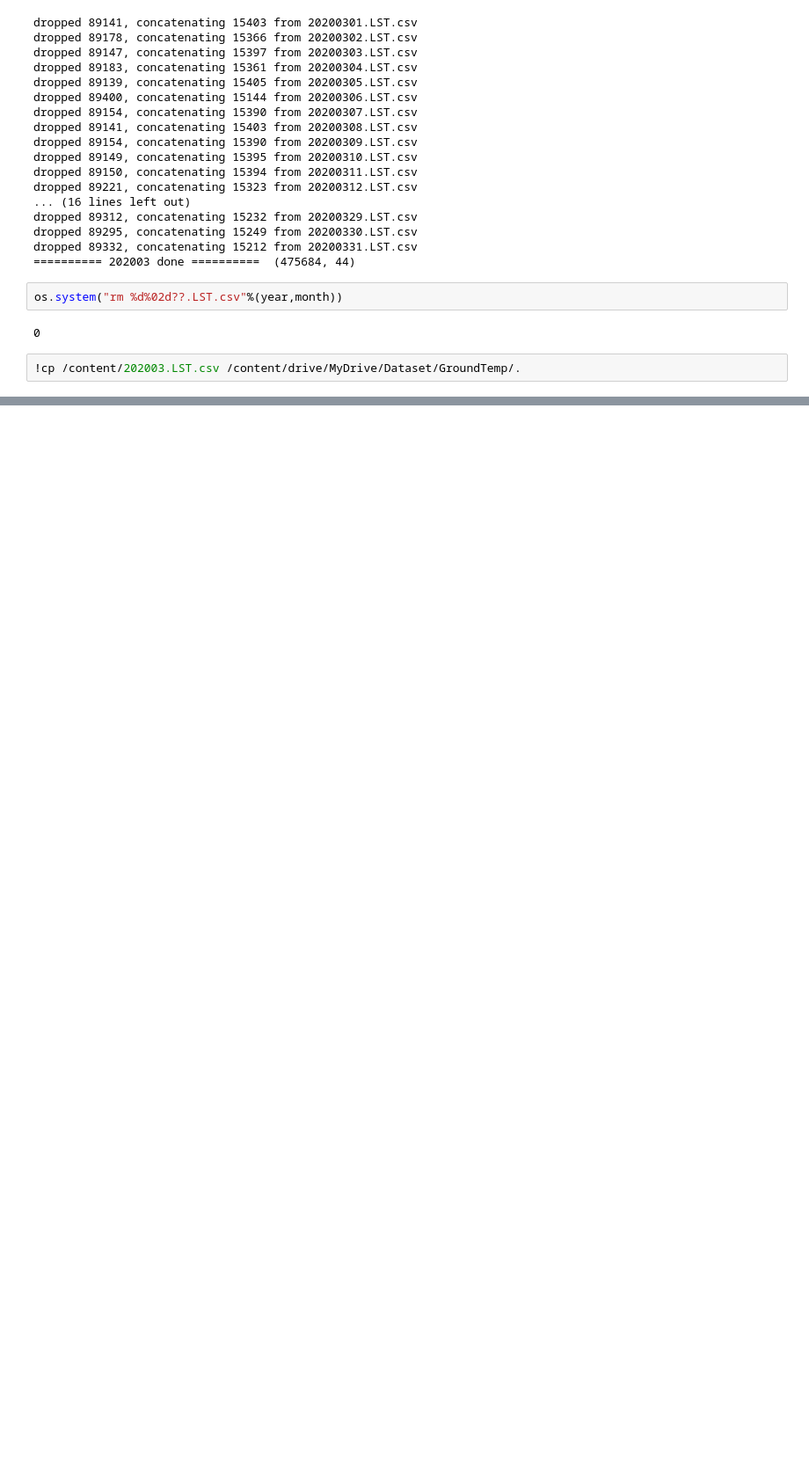
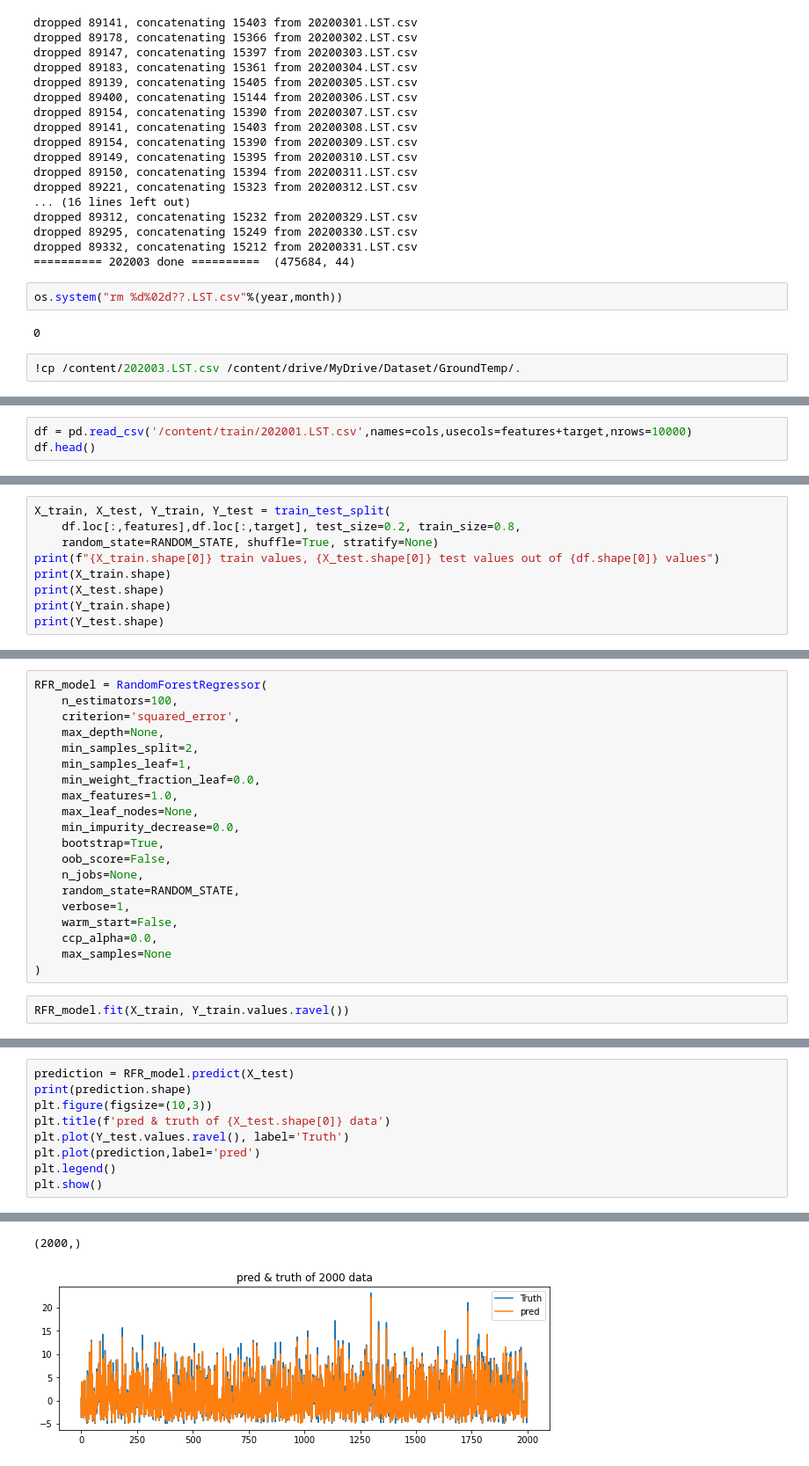
Before and after one commit to luanakwon/GroundTemperature, a Jupyter notebook: GroundTemp.ipynb, the cells around one changed output, grey strips where cells are left out. Shown: that part at 88% size. Cells and saved outputs as stored; diff of their text form; blank space fills up the shorter version.

Commit message:
RF regressor

```diff
--- a/GroundTemp.ipynb
+++ b/GroundTemp.ipynb
@@ -161,0 +184,3 @@ os.system("rm %d%02d??.LST.csv"%(year,month))
+# %%
+df = pd.read_csv('/content/train/202001.LST.csv',names=cols,usecols=features+target,nrows=10000)
+df.head()
@@ -161,0 +195,9 @@ os.system("rm %d%02d??.LST.csv"%(year,month))
+# %%
+X_train, X_test, Y_train, Y_test = train_test_split(
+    df.loc[:,features],df.loc[:,target], test_size=0.2, train_size=0.8,
+    random_state=RANDOM_STATE, shuffle=True, stratify=None)
+print(f"{X_train.shape[0]} train values, {X_test.shape[0]} test values out of {df.shape[0]} values")
+print(X_train.shape)
+print(X_test.shape)
+print(Y_train.shape)
+print(Y_test.shape)
@@ -161,0 +210,22 @@ os.system("rm %d%02d??.LST.csv"%(year,month))
+# %%
+RFR_model = RandomForestRegressor(
+    n_estimators=100,
+    criterion='squared_error',
+    max_depth=None,
+    min_samples_split=2,
+    min_samples_leaf=1,
+    min_weight_fraction_leaf=0.0,
+    max_features=1.0,
+    max_leaf_nodes=None,
+    min_impurity_decrease=0.0,
+    bootstrap=True,
+    oob_score=False,
+    n_jobs=None,
+    random_state=RANDOM_STATE,
+    verbose=1,
+    warm_start=False,
+    ccp_alpha=0.0,
+    max_samples=None
+)
+# %%
+RFR_model.fit(X_train, Y_train.values.ravel())
@@ -161,0 +242,10 @@ os.system("rm %d%02d??.LST.csv"%(year,month))
+# %%
+prediction = RFR_model.predict(X_test)
+print(prediction.shape)
+plt.figure(figsize=(10,3))
+plt.title(f'pred & truth of {X_test.shape[0]} data')
+plt.plot(Y_test.values.ravel(), label='Truth')
+plt.plot(prediction,label='pred')
+plt.legend()
+plt.show()
+# %% [output]
@@ -161,0 +254,2 @@ os.system("rm %d%02d??.LST.csv"%(year,month))
+(2000,)
+[figure, added]
```
Also changed, not shown: parts of 13 cells of this notebook.
